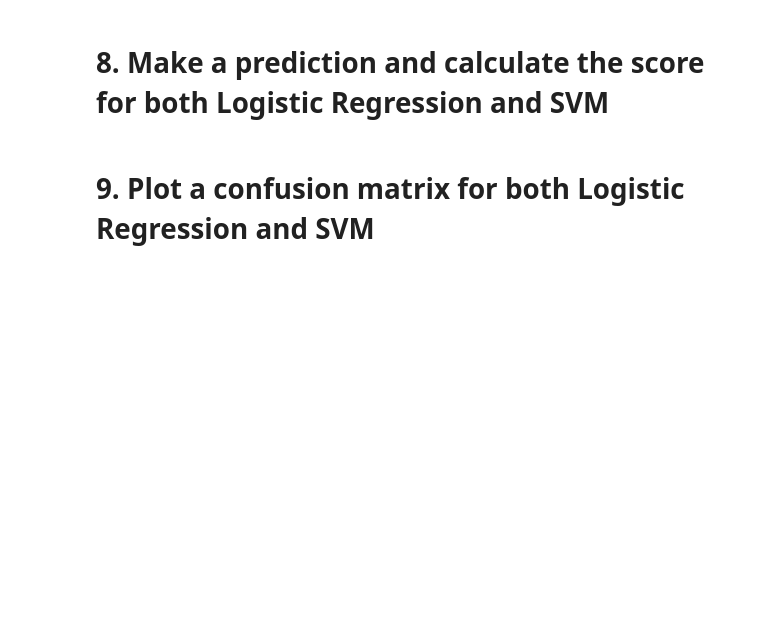
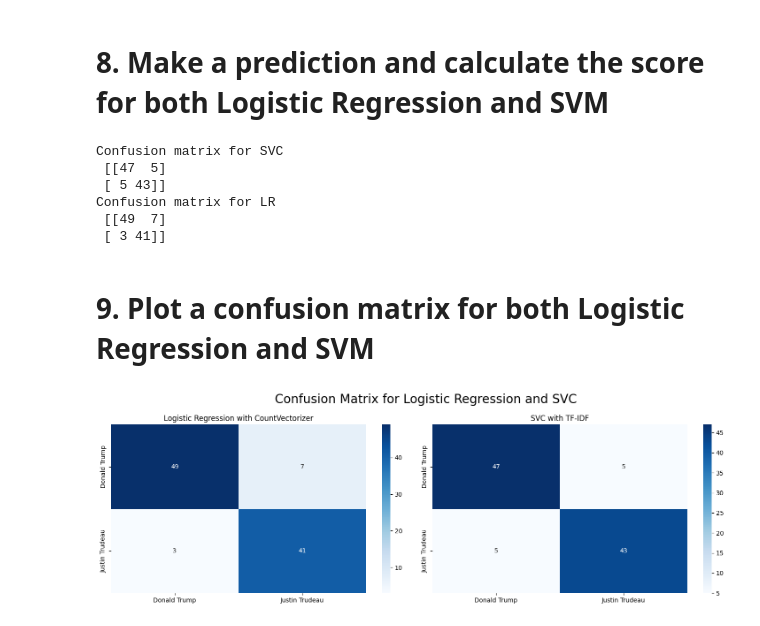
Before and after one commit to Tuwaiq-Data-Science-Bootcamp-V4/SVM-Lab1, a Jupyter notebook: SVM_Assignment.ipynb, the cells around one changed output. Saved outputs shown, nothing was run; the diff lists cells and outputs as text; code cells hidden in the pictures; blank space fills up the shorter version.

```diff
--- a/SVM_Assignment.ipynb
+++ b/SVM_Assignment.ipynb
@@ -18,3 +63,9 @@
 # 6. Train a Logistic Regression model
 
 - Build and train two models, the first by using the tfidf data, and the second by using count vectorize data.
+# %%
+# Note: I will be using the same variables to save memory,
+# so, I will overwrite the variables each time.
+from sklearn.linear_model import LogisticRegression
+LR = LogisticRegression(random_state=42)
+LR.fit(X_train_idf, y_train)
@@ -20,0 +92,9 @@
+# %%
+LR.fit(X_train_cv, y_train)
+
+y_pred = LR.predict(X_test_cv)
+
+cm_LR_CV = confusion_matrix(y_pred, y_test)
+
+print(cm_LR_CV)
+print(classification_report(y_pred, y_test))
@@ -22,3 +115,12 @@
 # 7. Train a SVM model
 
 - Build and train two models, the first by using the tfidf data, and the second by using count vectorize data.
+# %%
+svm = SVC(random_state=42, kernel='poly')
+# %%
+y_pred = svm.fit(X_train_idf,y_train).predict(X_test_idf)
+
+cm_SVC_idf = confusion_matrix(y_pred, y_test)
+
+print(cm_SVC_idf)
+print(classification_report(y_pred, y_test))
@@ -25,4 +156,37 @@
 # %% [markdown]
 # 8. Make a prediction and calculate the score for both Logistic Regression and SVM
+# %%
+print('Confusion matrix for SVC \n',cm_SVC_idf)
+print('Confusion matrix for LR \n',cm_LR_CV)
+# %% [output]
+Confusion matrix for SVC
+ [[47  5]
+ [ 5 43]]
+Confusion matrix for LR
+ [[49  7]
+ [ 3 41]]
 # %% [markdown]
 # 9. Plot a confusion matrix for both Logistic Regression and SVM
+# %%
+import seaborn as sns
+import matplotlib.pyplot as plt
+
+plt.figure(figsize=(15,5))
+plt.suptitle('Confusion Matrix for Logistic Regression and SVC', fontsize=20)
+
+plt.subplot(1,2,1)
+sns.heatmap(cm_LR_CV, annot=True, cmap='Blues')
+plt.title('Logistic Regression with CountVectorizer')
+plt.xticks([0.5,1.5], ['Donald Trump', 'Justin Trudeau'])
+plt.yticks([0.5,1.5], ['Donald Trump', 'Justin Trudeau'])
+
+plt.subplot(1,2,2)
+sns.heatmap(cm_SVC_idf, annot=True, cmap='Blues')
+plt.title('SVC with TF-IDF')
+plt.xticks([0.5,1.5], ['Donald Trump', 'Justin Trudeau'])
+plt.yticks([0.5,1.5], ['Donald Trump', 'Justin Trudeau'])
+
+plt.tight_layout()
+plt.show()
+# %% [output]
+[figure, added]
```
Also changed, not shown: parts of 13 cells of this notebook.
